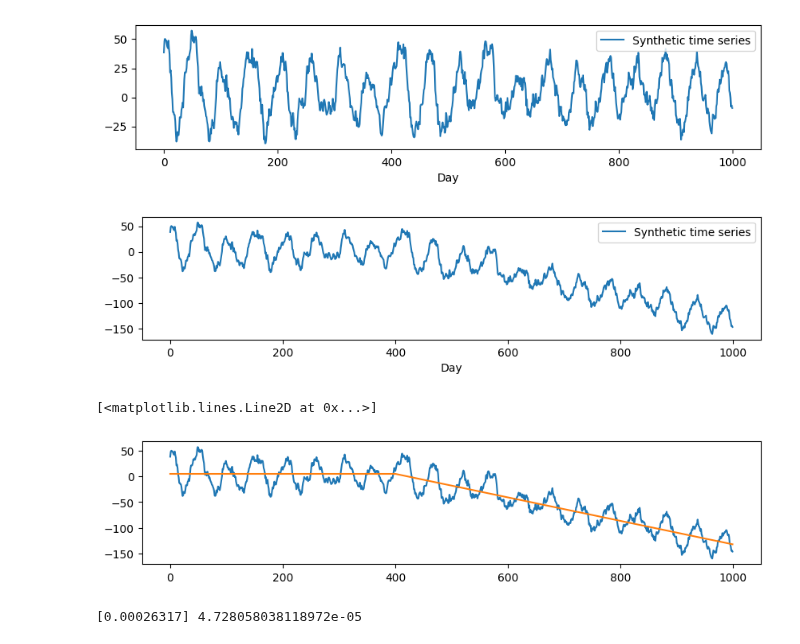
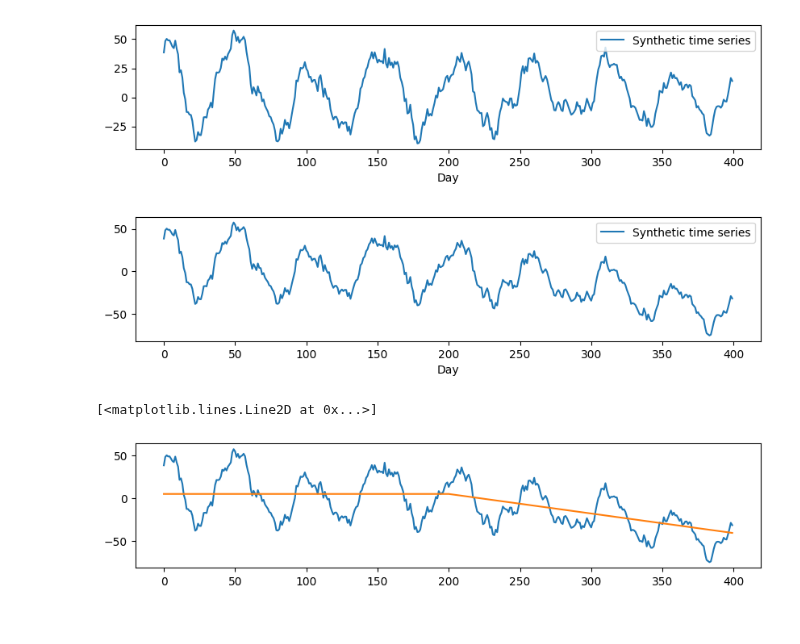
Before and after one commit to zhanwen-xin/cuTAGI, a Jupyter notebook: examples/hsl_fix_pa0.ipynb, the cells around one changed output. Saved outputs shown, nothing was run; the diff lists cells and outputs as text; code cells hidden in the pictures.

```diff
--- a/examples/hsl_fix_pa0.ipynb
+++ b/examples/hsl_fix_pa0.ipynb
@@ -28,7 +28,7 @@ x_init = {'mu': np.array([5, -0.0621]), \
           'var': np.diag([0.00531, 6.36E-05])}
 # x_init = {'mu': np.array([5, np.sqrt(AR_param_var) * 5, 0, -0.0621]), \
 #           'var': np.diag([0.00531,1e-12, 1e-12, 6.36E-05])}
-num_steps = 1000
+num_steps = 400
 
 AR_stationary_var = hyperparameters['ar']['process_error_var'] / (1 - hyperparameters['ar']['phi']**2)
 
@@ -70,22 +70,22 @@ data_generator.time_series['y'] = (np.array(data_generator.time_series['y']) + n
 
 data_generator.plot()
 # %% [output]
-[figure, old version]
+[figure, new version]
 # %%
 # Add anomaly
-anm_pos = 400
+anm_pos = 200
 anm_mag = - (np.sqrt(AR_stationary_var)*1) / 50
 # anm_mag = 0
 LL_anm_mag = -20
 for i in range(num_steps):
     # Add anomaly
     if i >= anm_pos:
         data_generator.time_series['y'][i] += anm_mag * (i - anm_pos)
     # if i >= anm_pos:
     #     data_generator.time_series['y'][i] += LL_anm_mag
 data_generator.plot()
 # %% [output]
-[figure, old version]
+[figure, new version]
 # %%
 # Plot data_generator.time_series['y'] and its trend
 level_baseline = np.zeros_like(data_generator.time_series['y']) + x_init['mu'][0]
@@ -98,7 +98,7 @@ plt.plot(data_generator.time_series['y'], label='y')
 plt.plot(level_baseline, label='trend_baseline')
 # %% [output]
 [<matplotlib.lines.Line2D at 0x...>]
-[figure, old version]
+[figure, new version]
 # %%
 # # Save data_generator.time_series['y'] to .csv
 # observation_file_paths = ['data/observation.csv', 'data/dummy.csv', 'data/dummy2.csv']
@@ -158,22 +158,23 @@ scale_factors_all = []
 # x_samples_mean_all = [-0.0001246218556499242, 0.00028036236100342007, 8.326012562678083e-05, 0.000263174352842544, 0.00022754212234048438, 5.015438641357953e-05]
 # x_samples_cov_all = [0.010059685084492303, 0.0017961522236088693, 0.0002923686045498115, 4.728058038118972e-05, 7.019708454952802e-06, 3.238130082615393e-07]
 # 1e-6
-x_samples_mean_all = [0.000263174352842544]
-x_samples_cov_all = [4.728058038118972e-05]
+# x_samples_mean_all = [0.000263174352842544]
+# x_samples_cov_all = [4.728058038118972e-05]
+x_samples_mean_all = [-0.00080167]
+x_samples_cov_all = [2.0644215838756797e-05]
 
 intervene = False
 intervention_state = None
 for j, baseline_process_error_var in enumerate(baseline_process_error_var_all):
     hyperparameters_d['trend']['process_error_var'] = baseline_process_error_var
     kf_d = KalmanFilter(components = components_d, time_step=time_step_interval, hyperparameters = hyperparameters_d)
-    x_samples_mean, x_samples_cov = estimate_hs_distribution(components, time_step_interval, hyperparameters, num_steps, x_init, x_init_d, kf, kf_d)
-    print(x_samples_mean, x_samples_cov)
-    # x_samples_mean, x_samples_cov = x_samples_mean_all[j], x_samples_cov_all[j]
+    # x_samples_mean, x_samples_cov = estimate_hs_distribution(components, time_step_interval, hyperparameters, num_steps, x_init, x_init_d, kf, kf_d)
+    # print(x_samples_mean, x_samples_cov)
+    x_samples_mean, x_samples_cov = x_samples_mean_all[j], x_samples_cov_all[j]
     mv_normal_x = multivariate_normal(mean=x_samples_mean, cov=x_samples_cov, allow_singular=True)
     mv_normal_x_all.append(mv_normal_x)
     scale_factors_all.append(mv_normal_x.pdf(x_samples_mean))
 
-num_steps = 1000
 p_na_I_Mj_Yt1 = prior_a[0]
 p_a_I_Mj_Yt1 = prior_a[1]
 p_Mj_I_Yt_all = []
@@ -329,8 +330,6 @@ for i in range(num_steps):
 
     x_last_step_d_all = xd_updated_intervene_all if intervene else xd_updated_remain_all
     # x_last_step_d_all =  xd_updated_remain_all
-# %% [output]
-[0.00026317] 4.728058038118972e-05
 # %%
 # Plot prediction
 plt.rcParams["figure.autolayout"] = True
```
Also changed, not shown: parts of 3 cells of this notebook, 5 other files.
